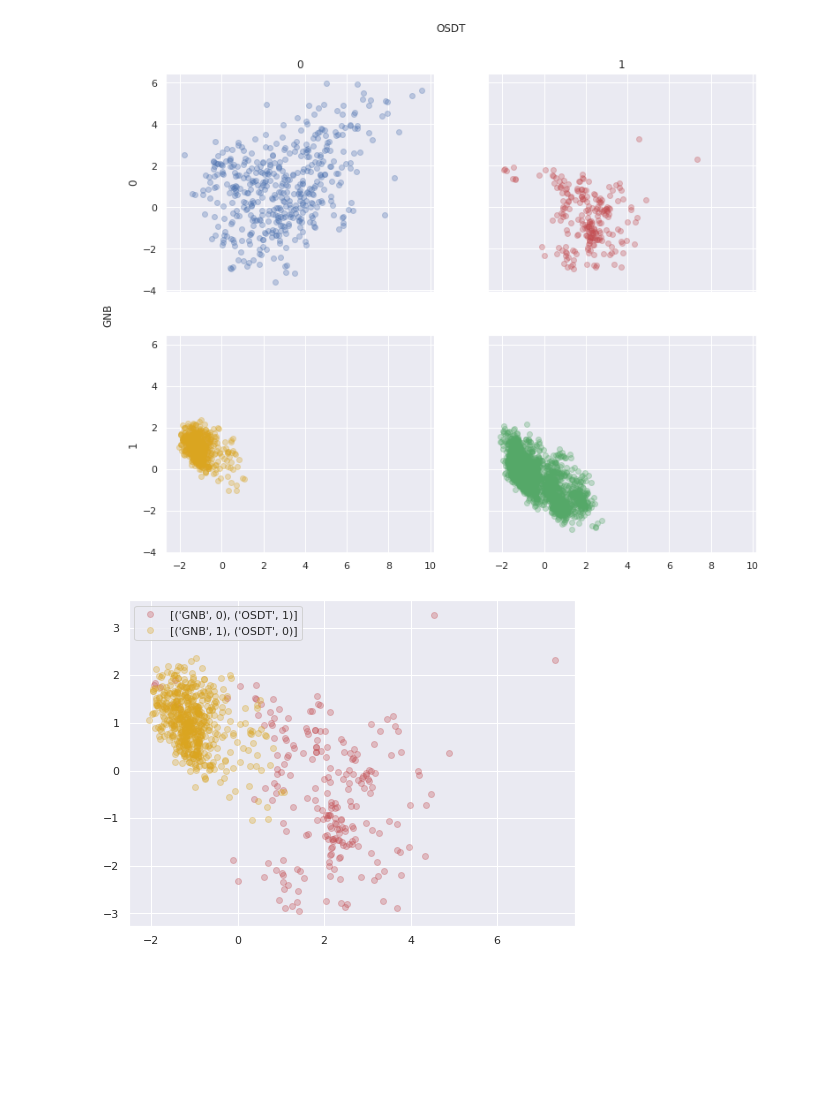
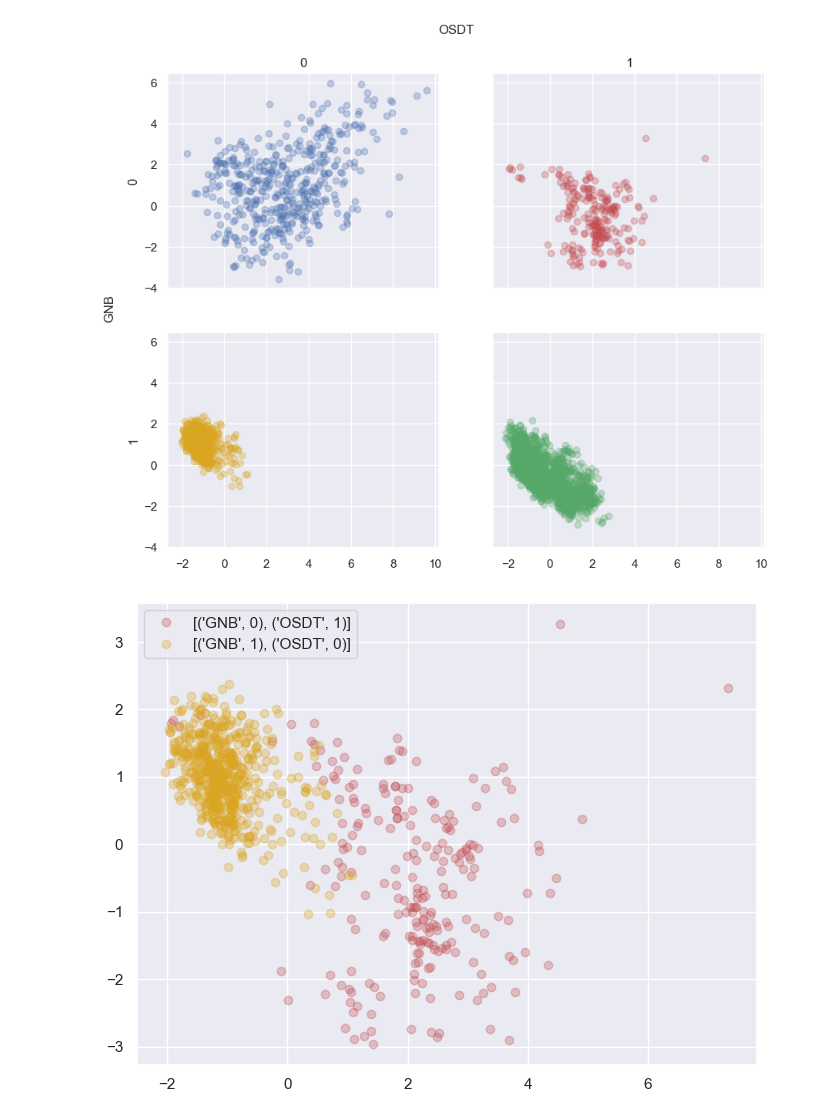
Before and after one commit to zhesimon/ComparativeMetaModels, a Jupyter notebook: Interface_example.ipynb, the cells around one changed output. Cells and saved outputs as stored; diff of their text form; code cells hidden in the pictures; blank space fills up the shorter version.

```diff
--- a/Interface_example.ipynb
+++ b/Interface_example.ipynb
@@ -44,20 +213,29 @@ MC_visual_density_plot(X_DR, Y_list, figsize=(8,6), export_file=True,
 # %%
-#figure 6 Scatter plots of VCMs
+"""
+    Figure 31 in the paper performing pairwise comparison from a list of classifiers via visual confusion matrix.
+
+    Parameters
+    ----------
+    X_DR : a reduced dimensionality data matrix X in 2D represented by a pandas dataframe of shape (n samples, 2)
+    Y_list : a list of tuples that consists of model names and model predictions
+    export_file: option to save the current figure
+    filename: file name to be specified to save the current figure
+"""
 df=pd.read_csv('Magic_testdata_and_prediction.csv')
 X = df.iloc[:, :-16]
 Y = df.iloc[:, -16]
 Y1='GNB', df['GNB'].to_numpy()
 Y2='OSDT', df['OSDT'].to_numpy()
 Y_list=[Y1,Y2]
 
 X_st =  StandardScaler().fit_transform(X)
 pca_scores = PCA(n_components=2).fit_transform(X_st)
 X_DR=pd.DataFrame(pca_scores, columns=['DR1','DR2'])
 
-MC_visual_confusion_matrix(X_DR, Y_list, figsize1=(12,10), figsize2=(8,6),
+MC_visual_confusion_matrix(X_DR, Y_list, figsize1=(10,8), figsize2=(8,6),
                            export_file=True, filename1='MC_visual_confusion_matrix.png',
                            filename2='MC_visual_confusion_matrix2.png', alpha=0.3, dpi=300)
 # %% [output]
-[figure, old version]
+[figure, new version]
-[figure, old version]
+[figure, new version]
 # %%
```
Also changed, not shown: parts of 15 cells of this notebook, 1 other file.
